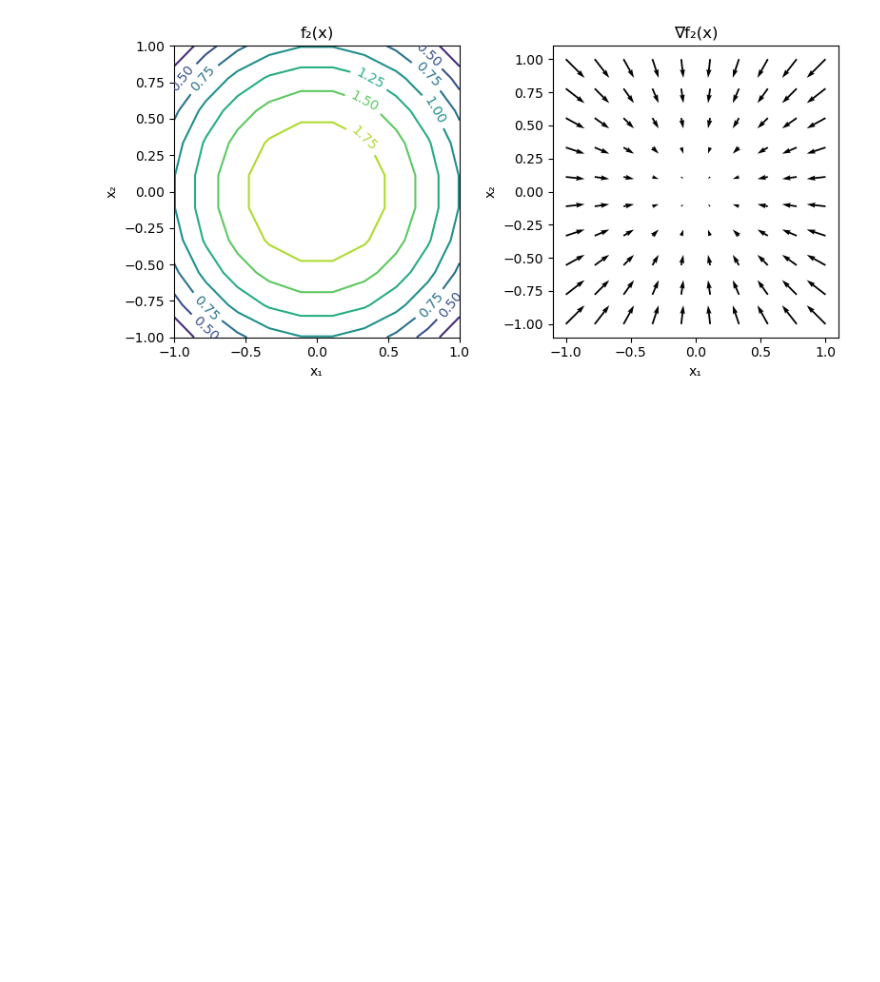
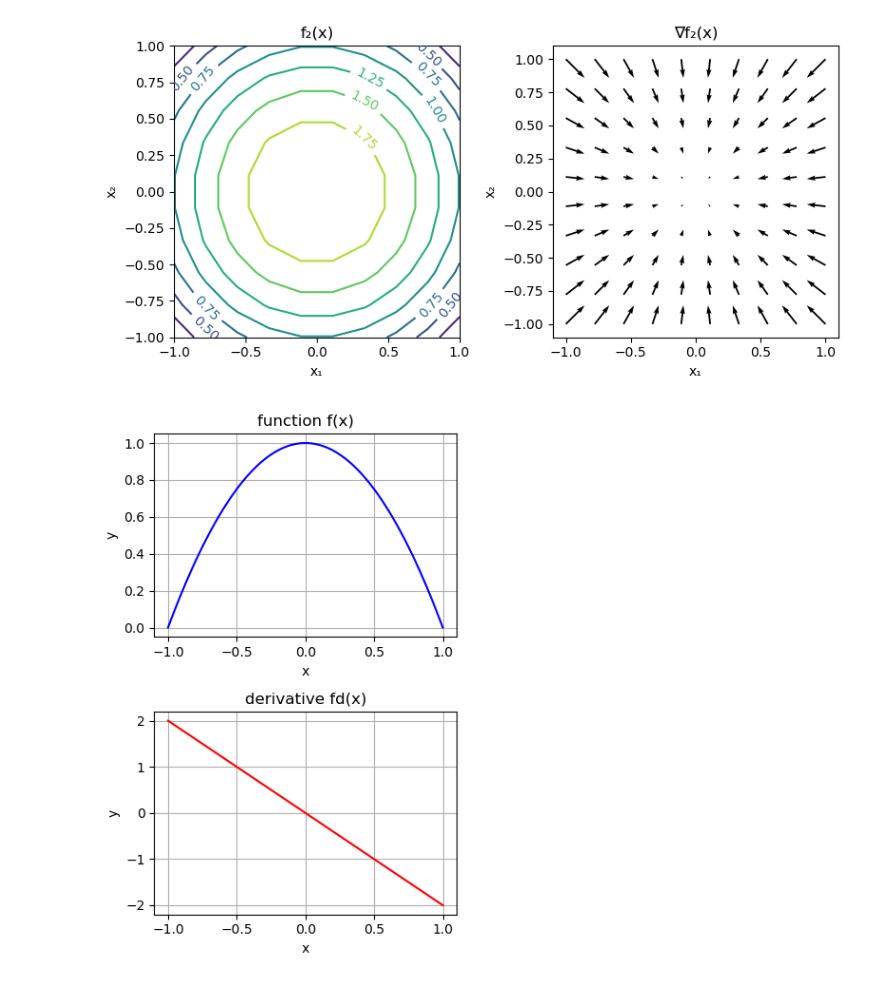
Before and after one commit to HidehikoMURAO/JuliaBayesBook, a Jupyter notebook: 2. Basics of Numerical Computation.ipynb, the cells around one changed output. Cells and saved outputs as stored; diff of their text form; code cells hidden in the pictures; blank space fills up the shorter version.

```diff
--- a/2. Basics of Numerical Computation.ipynb
+++ b/2. Basics of Numerical Computation.ipynb
@@ -357,0 +360,27 @@ tight_layout()
+# %%
+# 二次関数を定義
+f(x) = -(x + 1)*(x - 1)
+
+# 自動微分によって導関数fd(x)を求める（d = ')
+fd(x) = ForwardDiff.derivative(f, x)
+
+# 関数の可視化範囲
+xs = range(-1, 1, length = 100)
+
+fig, axes = subplots(2, 1, figsize = (4, 6))
+
+# 関数のプロット
+axes[1].plot(xs, f.(xs), "b")
+axes[1].grid()
+axes[1].set_xlabel("x"), axes[1].set_ylabel("y")
+axes[1].set_title("function f(x)")
+
+# 導関数のプロット
+axes[2].plot(xs, fd.(xs), "r")
+axes[2].grid()
+axes[2].set_xlabel("x"), axes[2].set_ylabel("y")
+axes[2].set_title("derivative fd(x)")
+
+tight_layout()
+# %% [output]
+[figure, added]
```
Also changed, not shown: parts of 24 cells of this notebook.
